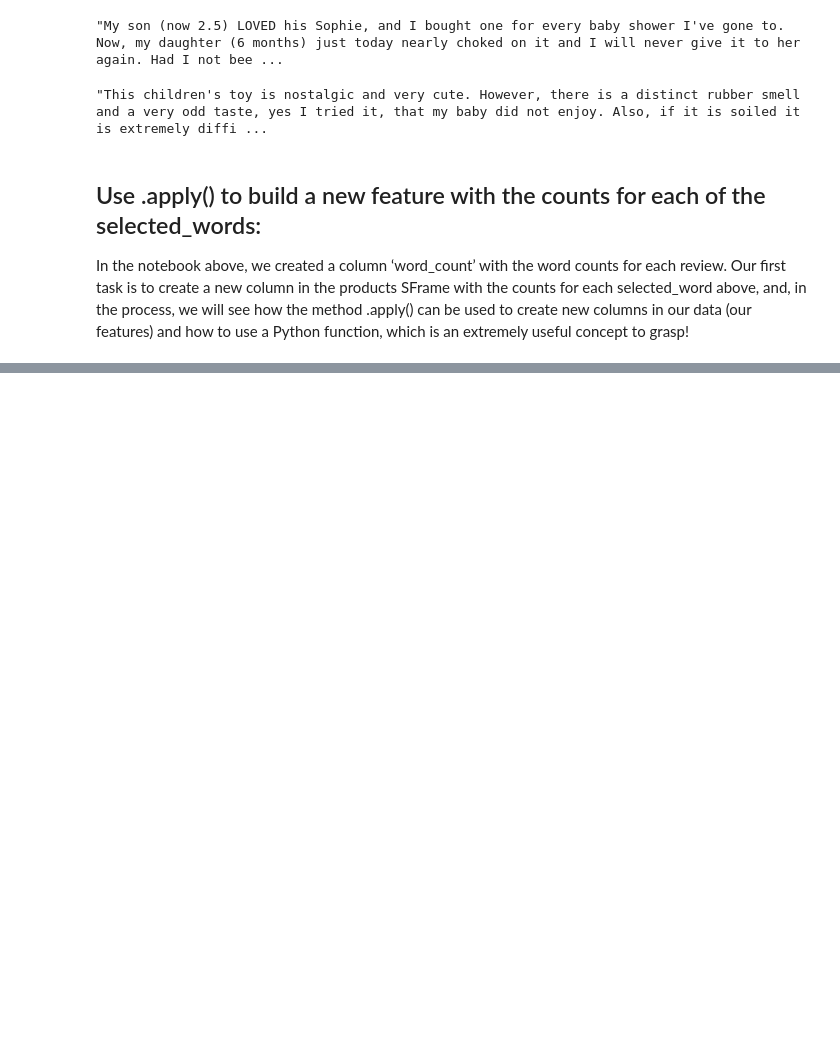
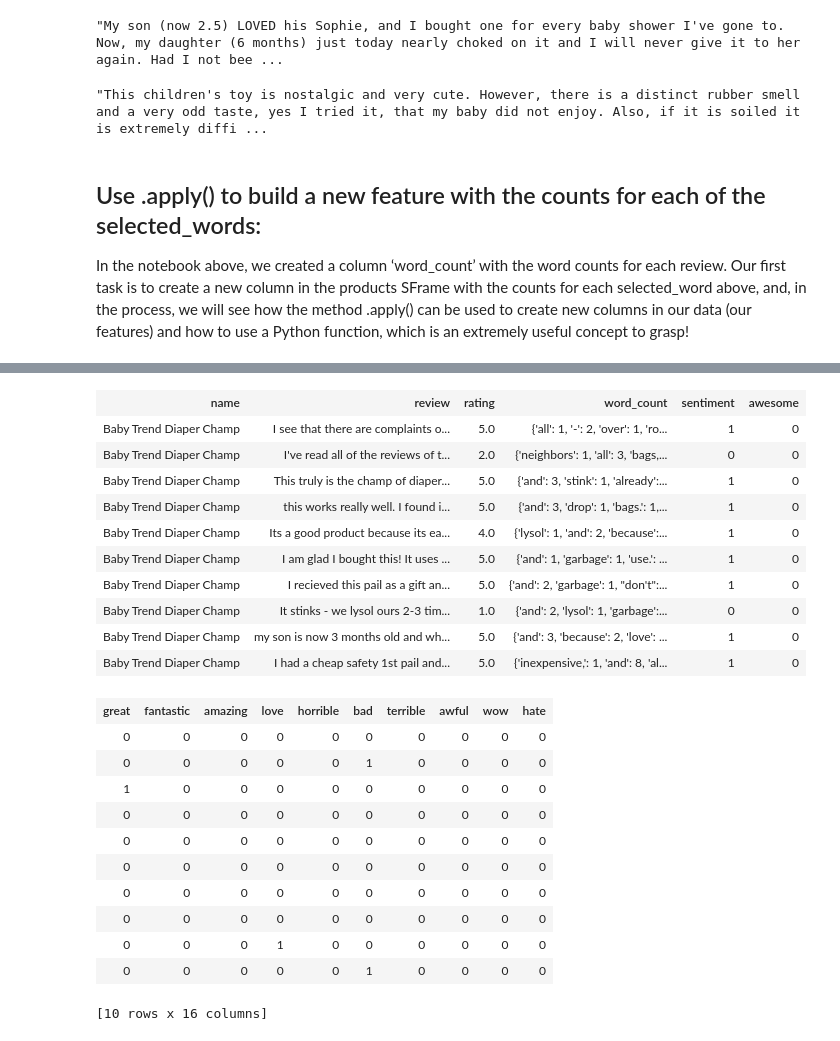
Before and after one commit to mosfiqur-rahman/machine_learning_specialization, a Jupyter notebook: Analyzing Product Sentiment.ipynb, the cells around one changed output, grey strips where cells are left out. Saved outputs shown, nothing was run; the diff lists cells and outputs as text; code cells hidden in the pictures; blank space fills up the shorter version.

```diff
--- a/Analyzing Product Sentiment.ipynb
+++ b/Analyzing Product Sentiment.ipynb
@@ -297,0 +502,26 @@ products['hate'] = products['word_count'].apply(hate_count)
+# %%
+diaper_champ_reviews.head()
+# %% [output]
+| name | review | rating | word_count | sentiment | awesome |
+| Baby Trend Diaper Champ | I see that there are complaints o... | 5.0 | {'all': 1, '-': 2, 'over': 1, 'ro... | 1 | 0 |
+| Baby Trend Diaper Champ | I've read all of the reviews of t... | 2.0 | {'neighbors': 1, 'all': 3, 'bags,... | 0 | 0 |
+| Baby Trend Diaper Champ | This truly is the champ of diaper... | 5.0 | {'and': 3, 'stink': 1, 'already':... | 1 | 0 |
+| Baby Trend Diaper Champ | this works really well. I found i... | 5.0 | {'and': 3, 'drop': 1, 'bags.': 1,... | 1 | 0 |
+| Baby Trend Diaper Champ | Its a good product because its ea... | 4.0 | {'lysol': 1, 'and': 2, 'because':... | 1 | 0 |
+| Baby Trend Diaper Champ | I am glad I bought this! It uses ... | 5.0 | {'and': 1, 'garbage': 1, 'use.': ... | 1 | 0 |
+| Baby Trend Diaper Champ | I recieved this pail as a gift an... | 5.0 | {'and': 2, 'garbage': 1, "don't":... | 1 | 0 |
+| Baby Trend Diaper Champ | It stinks - we lysol ours 2-3 tim... | 1.0 | {'and': 2, 'lysol': 1, 'garbage':... | 0 | 0 |
+| Baby Trend Diaper Champ | my son is now 3 months old and wh... | 5.0 | {'and': 3, 'because': 2, 'love': ... | 1 | 0 |
+| Baby Trend Diaper Champ | I had a cheap safety 1st pail and... | 5.0 | {'inexpensive,': 1, 'and': 8, 'al... | 1 | 0 |
+| great | fantastic | amazing | love | horrible | bad | terrible | awful | wow | hate |
+| 0 | 0 | 0 | 0 | 0 | 0 | 0 | 0 | 0 | 0 |
+| 0 | 0 | 0 | 0 | 0 | 1 | 0 | 0 | 0 | 0 |
+| 1 | 0 | 0 | 0 | 0 | 0 | 0 | 0 | 0 | 0 |
+| 0 | 0 | 0 | 0 | 0 | 0 | 0 | 0 | 0 | 0 |
+| 0 | 0 | 0 | 0 | 0 | 0 | 0 | 0 | 0 | 0 |
+| 0 | 0 | 0 | 0 | 0 | 0 | 0 | 0 | 0 | 0 |
+| 0 | 0 | 0 | 0 | 0 | 0 | 0 | 0 | 0 | 0 |
+| 0 | 0 | 0 | 0 | 0 | 0 | 0 | 0 | 0 | 0 |
+| 0 | 0 | 0 | 1 | 0 | 0 | 0 | 0 | 0 | 0 |
+| 0 | 0 | 0 | 0 | 0 | 1 | 0 | 0 | 0 | 0 |
+[10 rows x 16 columns]
```
Also changed, not shown: parts of 28 cells of this notebook.
